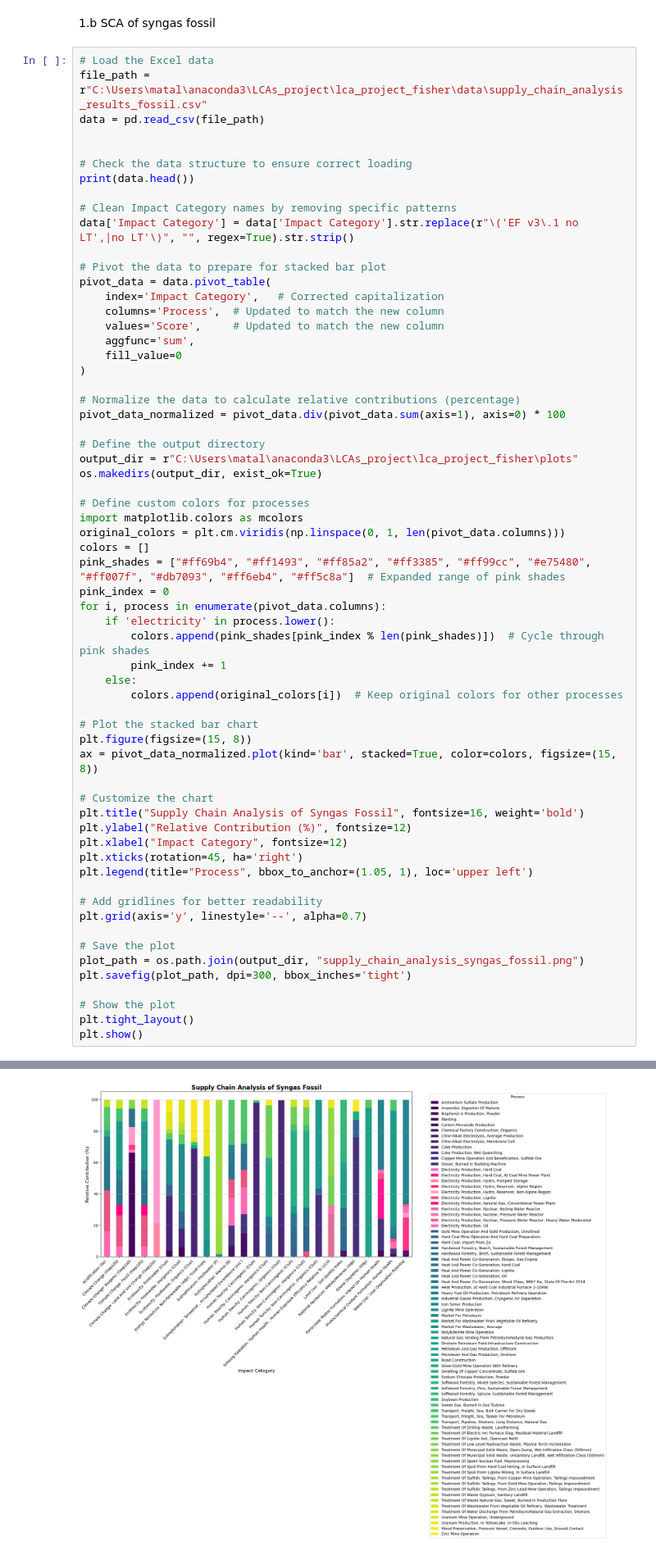
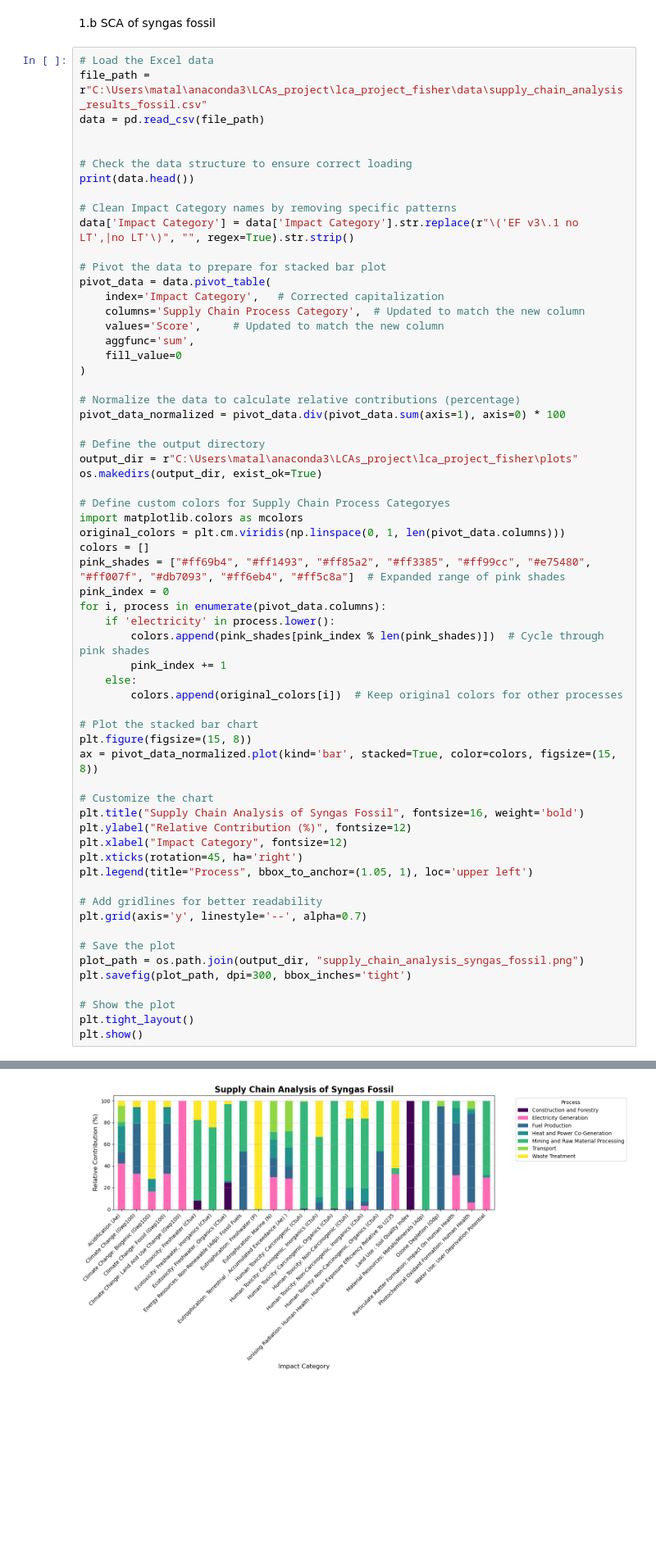
Before and after one commit to emilioosunaa/lca-project-aviation-fuel, a Jupyter notebook: src/Plots.ipynb, the cells around one changed output, grey strips where cells are left out. Shown at 82% size. Cells and saved outputs as stored; diff of their text form; blank space fills up the shorter version.

Commit message:
upload plots and other new documents diego 5:24pm 290125

```diff
--- a/src/Plots.ipynb
+++ b/src/Plots.ipynb
@@ -77,7 +77,7 @@ data['Impact Category'] = data['Impact Category'].str.replace(r"\('EF v3\.1 no L
 # Pivot the data to prepare for stacked bar plot
 pivot_data = data.pivot_table(
     index='Impact Category',   # Corrected capitalization
-    columns='Process',  # Updated to match the new column
+    columns='Supply Chain Process Category',  # Updated to match the new column
     values='Score',     # Updated to match the new column
     aggfunc='sum',
     fill_value=0
@@ -90,7 +90,7 @@ pivot_data_normalized = pivot_data.div(pivot_data.sum(axis=1), axis=0) * 100
 output_dir = r"C:\Users\matal\anaconda3\LCAs_project\lca_project_fisher\plots"
 os.makedirs(output_dir, exist_ok=True)
 
-# Define custom colors for processes
+# Define custom colors for Supply Chain Process Categoryes
 import matplotlib.colors as mcolors
 original_colors = plt.cm.viridis(np.linspace(0, 1, len(pivot_data.columns)))
 colors = []
@@ -141,2 +141,2 @@ plt.show()
 <Figure size 1500x800 with 0 Axes>
-[figure, old version]
+[figure, new version]
```
Also changed, not shown: parts of 3 cells of this notebook, 2 other files.
